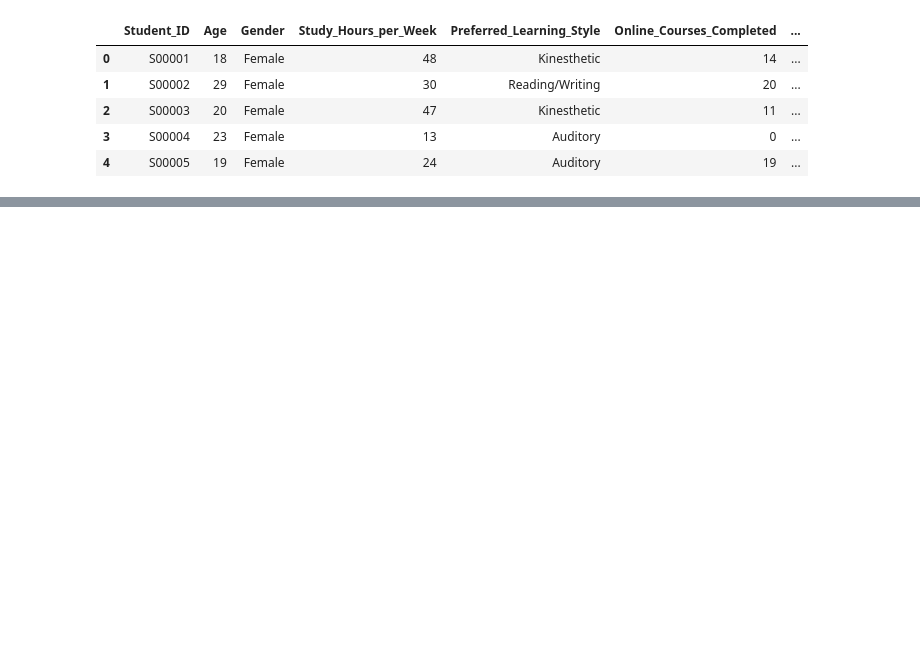
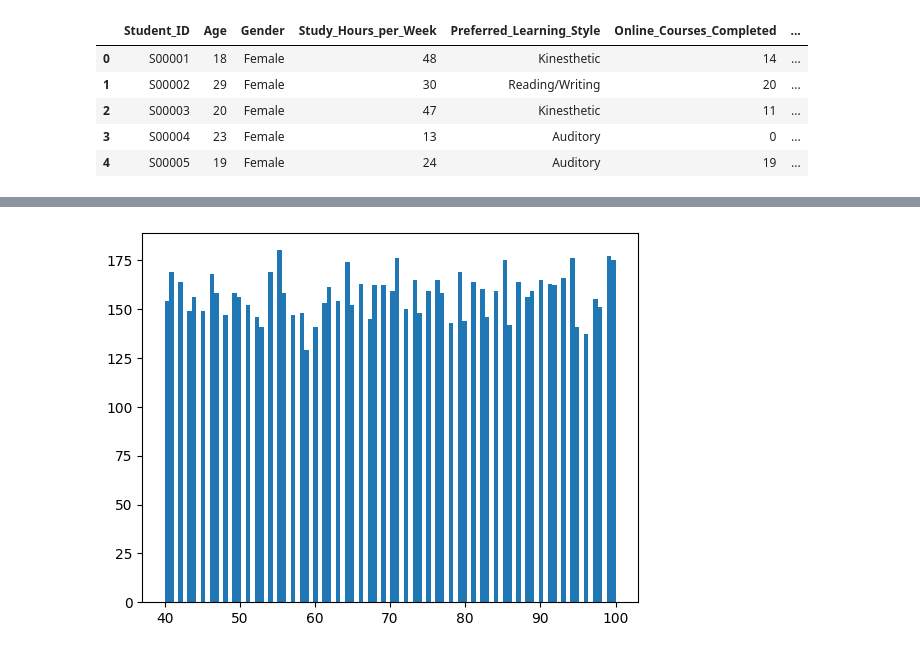
Before and after one commit to arjuna2112/TMDL2025, a Jupyter notebook: Student_performance.ipynb, the cells around one changed output, grey strips where cells are left out. Cells and saved outputs as stored; diff of their text form; code cells hidden in the pictures; blank space fills up the shorter version.

```diff
--- a/Student_performance.ipynb
+++ b/Student_performance.ipynb
@@ -91,0 +142,5 @@ df.head()
+# %%
+plt.hist(df["Exam_Score (%)"], bins=100)
+plt.show()
+# %% [output]
+[figure, added]
```
Also changed, not shown: parts of 7 cells of this notebook.
